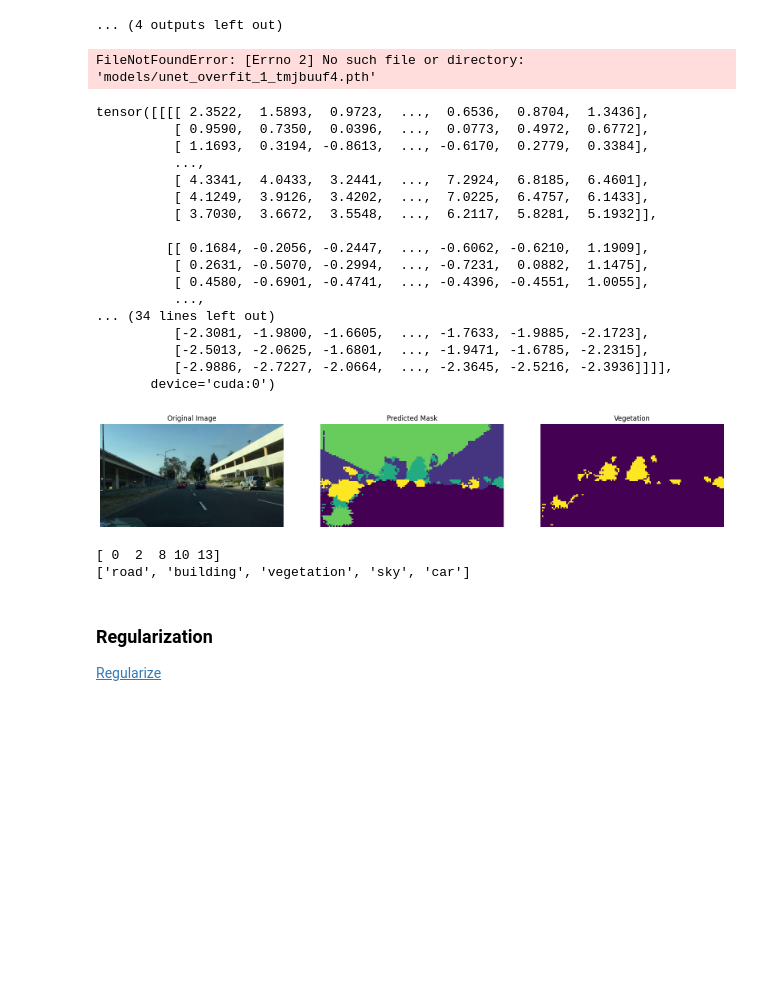
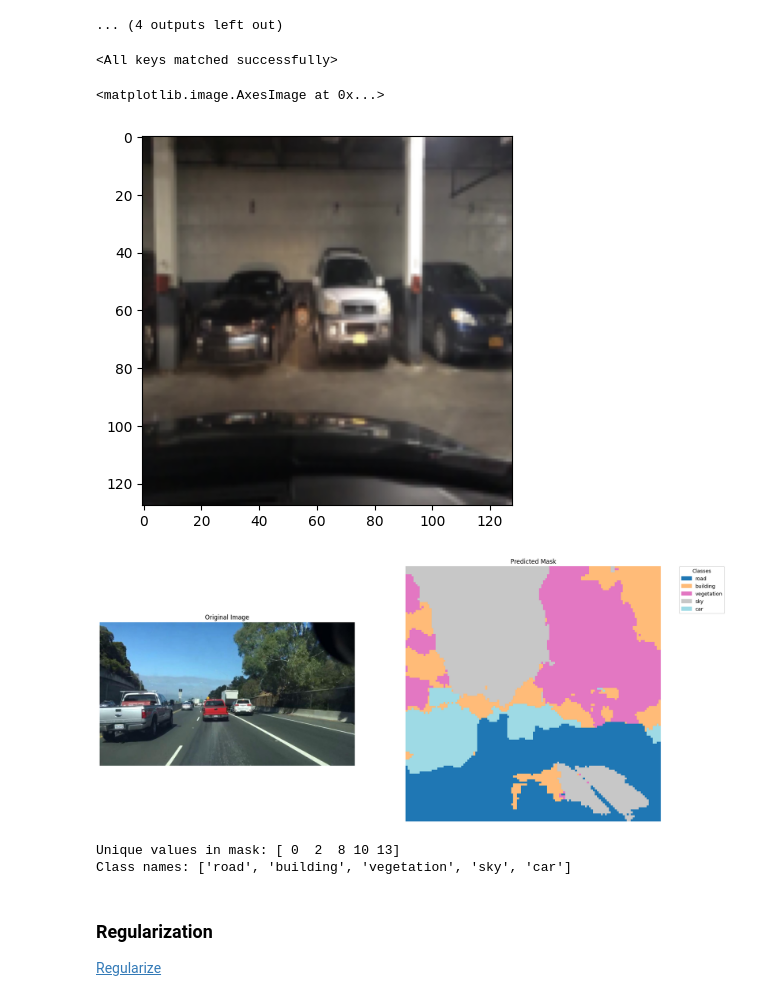
Before and after one commit to okaynils/fhnw-ds-dlbs, a Jupyter notebook: main.ipynb, the cells around one changed output. Saved outputs shown, nothing was run; the diff lists cells and outputs as text; code cells hidden in the pictures; blank space fills up the shorter version.

```diff
--- a/main.ipynb
+++ b/main.ipynb
@@ -660,20 +601,30 @@ Run data is saved locally in c:\Users\fahrn\Documents\Classes\dlbs\fhnw-ds-dlbs\
 Syncing run unet_overfit_iteration_1 to Weights & Biases (docs)
 ... (4 outputs left out)
 # %%
+from core import UNetBaseline
 from core import VanillaUNet
 import torch
 
 device="mps"
 
 # load model
-model = VanillaUNet(num_classes=19).to(device)
-model.load_state_dict(torch.load('models/unet_overfit_1_tmjbuuf4.pth'))
+model = UNetBaseline(num_classes=19).to(device)
+model.load_state_dict(torch.load('models/unet_baseline_w5p8x7p7.pth', map_location=torch.device('mps')))
 # %% [output]
-FileNotFoundError: [Errno 2] No such file or directory: 'models/unet_overfit_1_tmjbuuf4.pth'
+<All keys matched successfully>
+# %%
+image = train_dataset[0][0]#.unsqueeze(0)
+# add singleton dimension to image
+#image.unsqueeze(0).shape
+
+plt.imshow(image.permute(1,2,0))
+# %% [output]
+<matplotlib.image.AxesImage at 0x...>
+[figure, added]
 # %%
 # load image from the base image folder
 
-image_path = os.path.join(os.path.join('data', 'bdd100k', 'images', '10k', 'test'), 'aca32929-00000000.jpg')
+image_path = os.path.join(os.path.join('data', 'bdd100k', 'images', '10k', 'test'), 'b0e45326-00000000.jpg')
 image = Image.open(image_path)
 # turn image to tensor
 image_tensor = image_transform(image).unsqueeze(0).to(device)
@@ -683,49 +634,51 @@ model.eval()
 with torch.no_grad():
     output = model(image_tensor)
 
-print(output)
 output = output.argmax(1).squeeze().cpu().numpy()
 
 # create a mask image
 mask_image = Image.fromarray(output.astype(np.uint8))
 
-# plot original image and mask image
-fig, axs = plt.subplots(1, 3, figsize=(20, 10))
+import matplotlib.patches as mpatches
+import numpy as np
+import matplotlib.pyplot as plt
+
+fig, axs = plt.subplots(1, 2, figsize=(20, 10))
+
+# Plot original image
 axs[0].imshow(image)
 axs[0].axis('off')
 axs[0].set_title('Original Image')
-axs[1].imshow(mask_image)
+
+# Plot mask image
+axs[1].imshow(mask_image, cmap='tab20')
 axs[1].axis('off')
 axs[1].set_title('Predicted Mask')
-axs[2].imshow()
+
+# Add legend for the mask
+unique_values = np.unique(output)
+legend_handles = [
+    mpatches.Patch(color=plt.cm.tab20(value / max(unique_values)), label=class_dict[value])
+    for value in unique_values
+]
+
+axs[1].legend(
+    handles=legend_handles,
+    title='Classes',
+    loc='upper right',
+    bbox_to_anchor=(1.25, 1.0),  # Adjust the legend position
+    borderaxespad=0
+)
 
 plt.show()
 
-# print unique values from the mask
-print(np.unique(output))
-# print the class names of the unique values
-print([class_dict[class_id] for class_id in np.unique(output)])
+# Print unique values and their class names
+print("Unique values in mask:", unique_values)
+print("Class names:", [class_dict[class_id] for class_id in unique_values])
 # %% [output]
+[figure, new version]
-tensor([[[[ 2.3522,  1.5893,  0.9723,  ...,  0.6536,  0.8704,  1.3436],
-          [ 0.9590,  0.7350,  0.0396,  ...,  0.0773,  0.4972,  0.6772],
-          [ 1.1693,  0.3194, -0.8613,  ..., -0.6170,  0.2779,  0.3384],
-          ...,
-          [ 4.3341,  4.0433,  3.2441,  ...,  7.2924,  6.8185,  6.4601],
-          [ 4.1249,  3.9126,  3.4202,  ...,  7.0225,  6.4757,  6.1433],
-          [ 3.7030,  3.6672,  3.5548,  ...,  6.2117,  5.8281,  5.1932]],
-
-         [[ 0.1684, -0.2056, -0.2447,  ..., -0.6062, -0.6210,  1.1909],
-          [ 0.2631, -0.5070, -0.2994,  ..., -0.7231,  0.0882,  1.1475],
-          [ 0.4580, -0.6901, -0.4741,  ..., -0.4396, -0.4551,  1.0055],
-          ...,
-... (34 lines left out)
-          [-2.3081, -1.9800, -1.6605,  ..., -1.7633, -1.9885, -2.1723],
-          [-2.5013, -2.0625, -1.6801,  ..., -1.9471, -1.6785, -2.2315],
-          [-2.9886, -2.7227, -2.0664,  ..., -2.3645, -2.5216, -2.3936]]]],
-       device='cuda:0')
+Unique values in mask: [ 0  2  8 10 13]
+Class names: ['road', 'building', 'vegetation', 'sky', 'car']
-[figure, old version]
-[ 0  2  8 10 13]
-['road', 'building', 'vegetation', 'sky', 'car']
 # %% [markdown]
 ### Regularization
 
```
Also changed, not shown: parts of 12 cells of this notebook, 3 other files.
